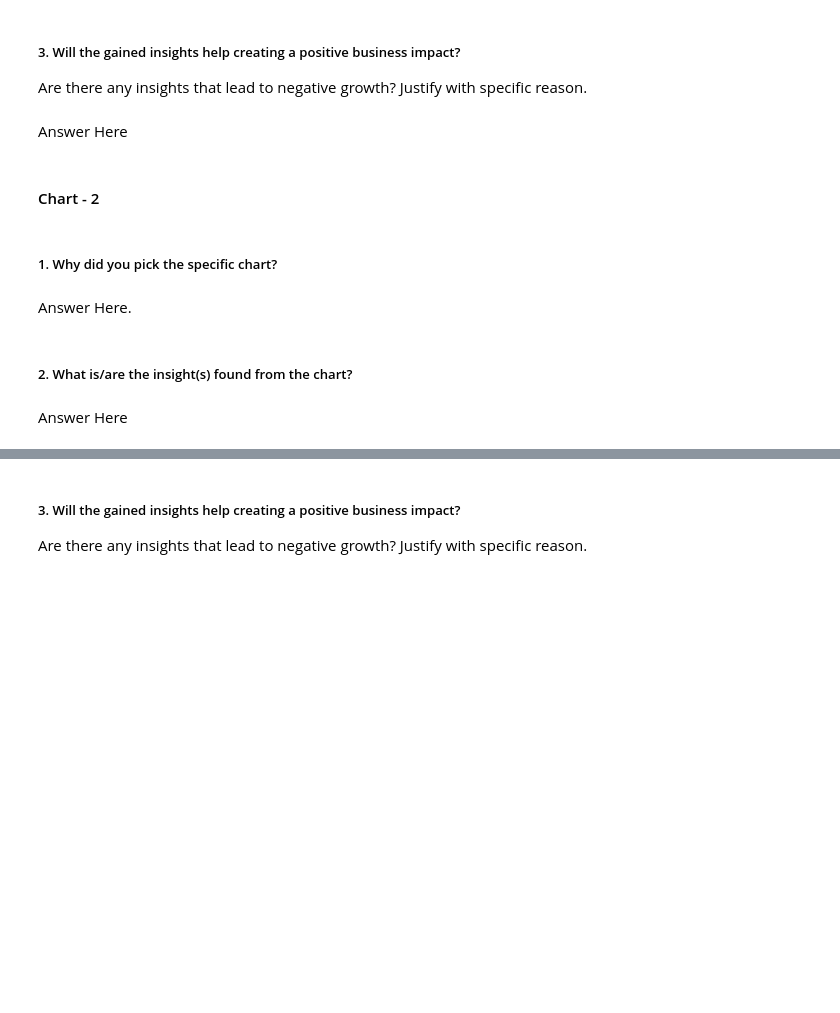
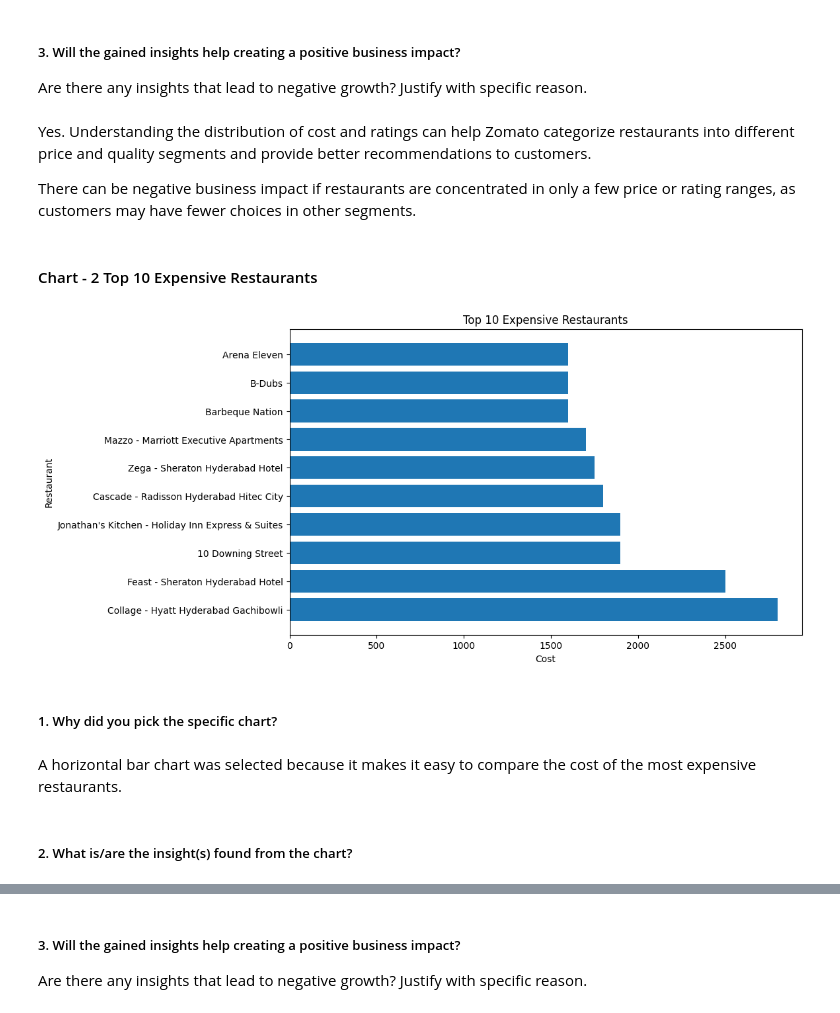
Before and after one commit to adamaneeqaqwathka-arch/Zomato-Data-Analysis, a Jupyter notebook: notebooks/Sample_ML_Submission_Template.ipynb, the cells around one changed output, grey strips where cells are left out. Drawn from its saved outputs; the diff is of its cells as text; code cells hidden in the pictures; blank space fills up the shorter version.

```diff
--- a/notebooks/Sample_ML_Submission_Template.ipynb
+++ b/notebooks/Sample_ML_Submission_Template.ipynb
@@ -569,7 +576,9 @@ Answer Here
 # %% [markdown]
 ##### 3. Will the gained insights help creating a positive business impact?
 Are there any insights that lead to negative growth? Justify with specific reason.
-# %% [markdown]
-Answer Here
+# %% [markdown]
+Yes. Understanding the distribution of cost and ratings can help Zomato categorize restaurants into different price and quality segments and provide better recommendations to customers.
+
+There can be negative business impact if restaurants are concentrated in only a few price or rating ranges, as customers may have fewer choices in other segments.
 # %% [markdown]
-#### Chart - 2
+#### Chart - 2 Top 10 Expensive Restaurants
@@ -578,8 +585,20 @@ Answer Here
+# %%
+top10 = df.nlargest(10, 'Cost')
+
+plt.figure(figsize=(10, 6))
+
+plt.barh(top10['Name'], top10['Cost'])
+
+plt.xlabel('Cost')
+plt.ylabel('Restaurant')
+plt.title('Top 10 Expensive Restaurants')
+
+plt.show()
+# %% [output]
+[figure, added]
 # %% [markdown]
 ##### 1. Why did you pick the specific chart?
-# %% [markdown]
-Answer Here.
+# %% [markdown]
+A horizontal bar chart was selected because it makes it easy to compare the cost of the most expensive restaurants.
 # %% [markdown]
 ##### 2. What is/are the insight(s) found from the chart?
-# %% [markdown]
-Answer Here
```
Also changed, not shown: parts of 123 cells of this notebook, 1 other file.
